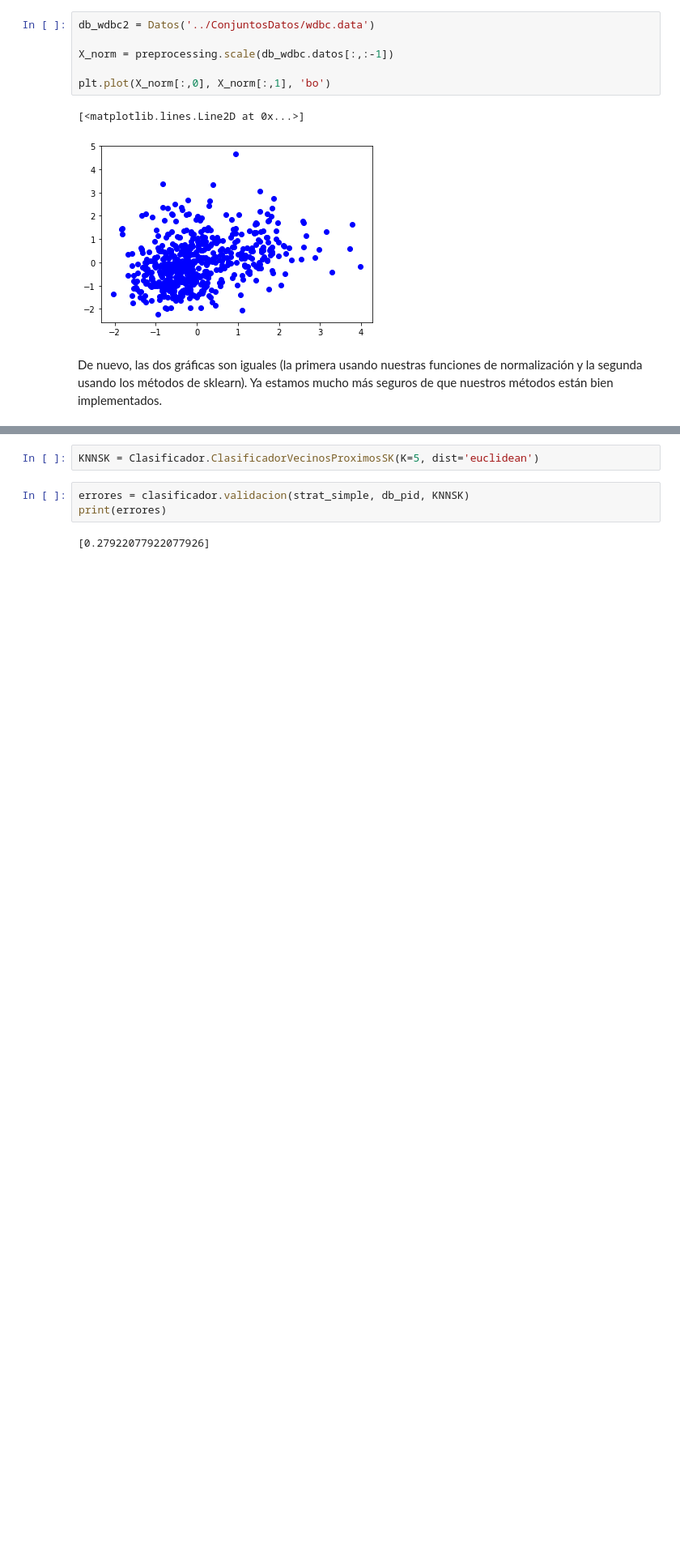
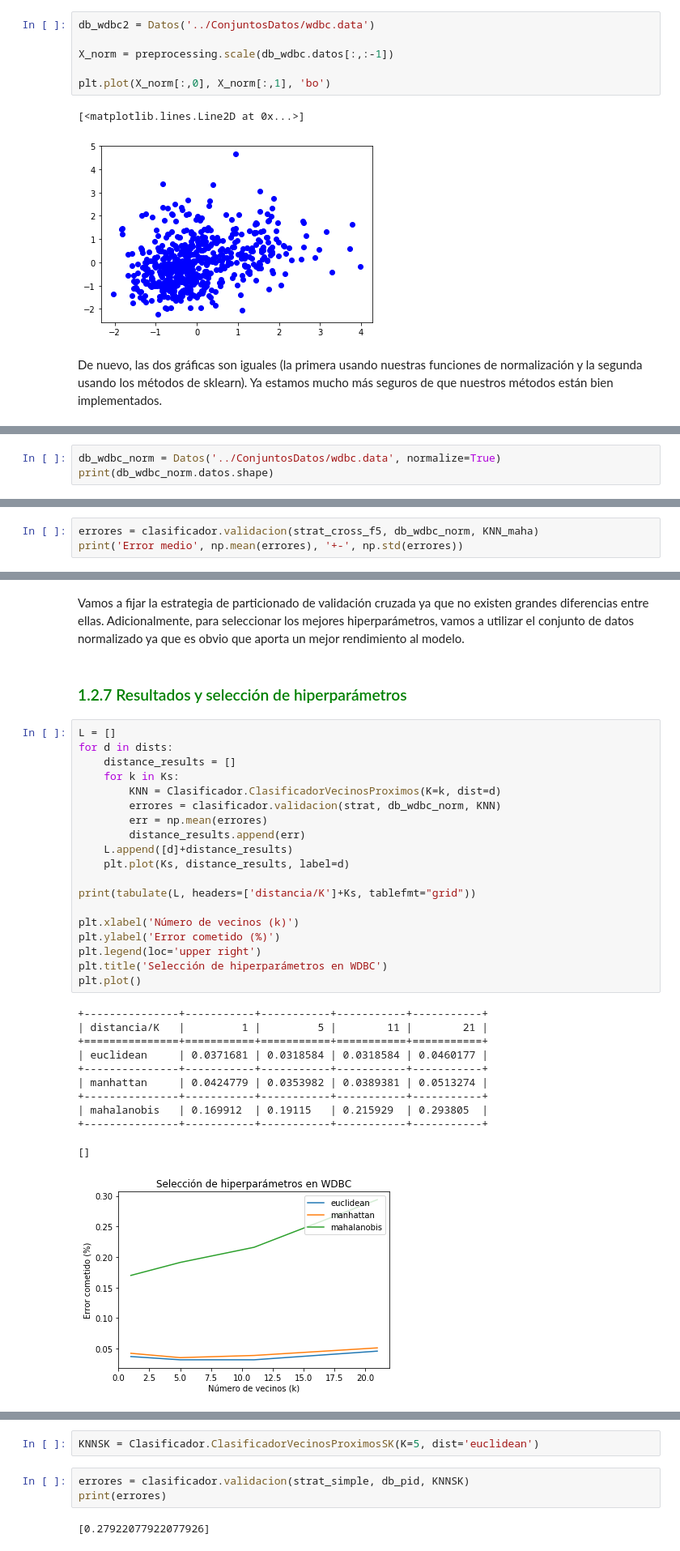
Before and after one commit to AlejandroSantorum/MachineLearning_Assignments, a Jupyter notebook: Assignment2/test_KNN-LR.ipynb, the cells around one changed output, grey strips where cells are left out. Shown: that part at 81% size. Saved outputs shown, nothing was run; the diff lists cells and outputs as text; blank space fills up the shorter version.

```diff
--- a/Assignment2/test_KNN-LR.ipynb
+++ b/Assignment2/test_KNN-LR.ipynb
@@ -114,0 +367,3 @@ print(errores)
+# %%
+db_wdbc_norm = Datos('../ConjuntosDatos/wdbc.data', normalize=True)
+print(db_wdbc_norm.datos.shape)
@@ -114,0 +515,3 @@ print(errores)
+# %%
+errores = clasificador.validacion(strat_cross_f5, db_wdbc_norm, KNN_maha)
+print('Error medio', np.mean(errores), '+-', np.std(errores))
@@ -114,0 +522,35 @@ print(errores)
+# %% [markdown]
+Vamos a fijar la estrategia de particionado de validación cruzada ya que no existen grandes diferencias entre ellas. Adicionalmente, para seleccionar los mejores hiperparámetros, vamos a utilizar el conjunto de datos normalizado ya que es obvio que aporta un mejor rendimiento al modelo.
+# %% [markdown]
+### <font color='green'> 1.2.7 Resultados y selección de hiperparámetros </font>
+# %%
+L = []
+for d in dists:
+    distance_results = []
+    for k in Ks:
+        KNN = Clasificador.ClasificadorVecinosProximos(K=k, dist=d)
+        errores = clasificador.validacion(strat, db_wdbc_norm, KNN)
+        err = np.mean(errores)
+        distance_results.append(err)
+    L.append([d]+distance_results)
+    plt.plot(Ks, distance_results, label=d)
+
+print(tabulate(L, headers=['distancia/K']+Ks, tablefmt="grid"))
+
+plt.xlabel('Número de vecinos (k)')
+plt.ylabel('Error cometido (%)')
+plt.legend(loc='upper right')
+plt.title('Selección de hiperparámetros en WDBC')
+plt.plot()
+# %% [output]
++---------------+-----------+-----------+-----------+-----------+
+| distancia/K   |         1 |         5 |        11 |        21 |
++===============+===========+===========+===========+===========+
+| euclidean     | 0.0371681 | 0.0318584 | 0.0318584 | 0.0460177 |
++---------------+-----------+-----------+-----------+-----------+
+| manhattan     | 0.0424779 | 0.0353982 | 0.0389381 | 0.0513274 |
++---------------+-----------+-----------+-----------+-----------+
+| mahalanobis   | 0.169912  | 0.19115   | 0.215929  | 0.293805  |
++---------------+-----------+-----------+-----------+-----------+
+[]
+[figure, added]
```
Also changed, not shown: parts of 128 cells of this notebook.
